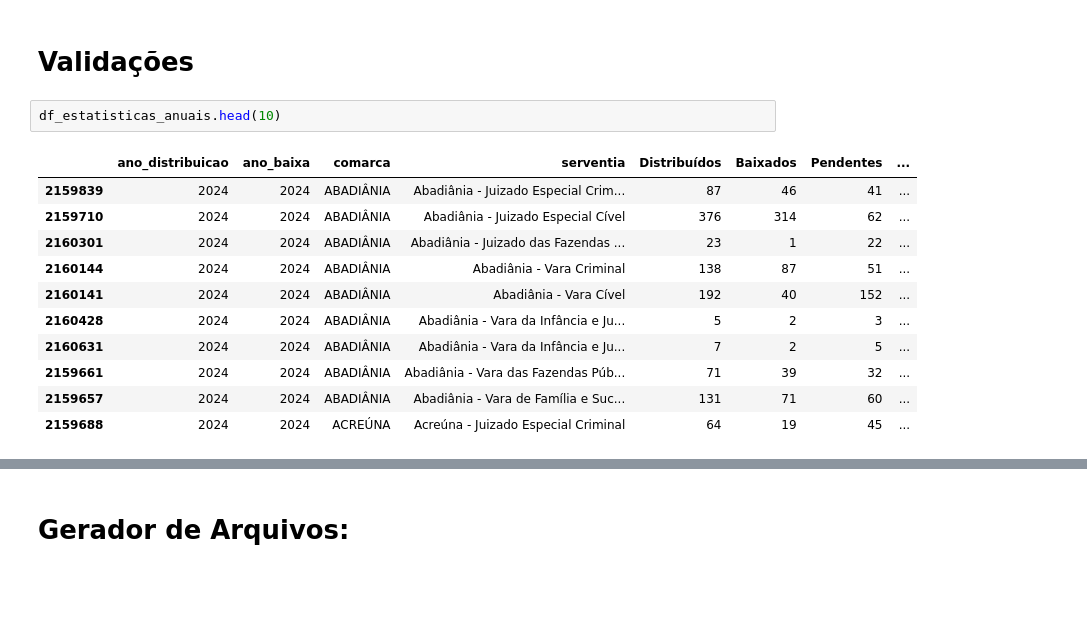
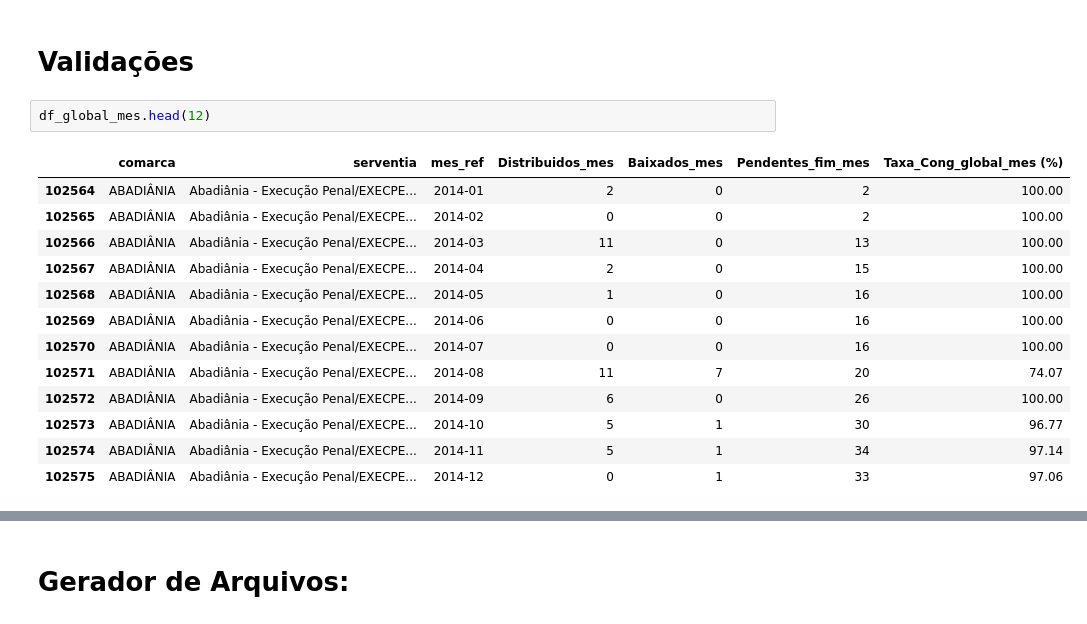
Before and after one commit to dvjuliocesar/TJGO_Projeto7_TxCongGeral, a Jupyter notebook: tx_updated.ipynb, the cells around one changed output, grey strips where cells are left out. Saved outputs shown, nothing was run; the diff lists cells and outputs as text; blank space fills up the shorter version.

```diff
--- a/tx_updated.ipynb
+++ b/tx_updated.ipynb
@@ -206,16 +119,18 @@ Concluído!
 # %% [markdown]
 # Validações
 # %%
-df_estatisticas_anuais.head(10)
+df_global_mes.head(12)
 # %% [output]
-|  | ano_distribuicao | ano_baixa | comarca | serventia | Distribuídos | Baixados | Pendentes | ... |
-| 2159839 | 2024 | 2024 | ABADIÂNIA | Abadiânia - Juizado Especial Crim... | 87 | 46 | 41 | ... |
-| 2159710 | 2024 | 2024 | ABADIÂNIA | Abadiânia - Juizado Especial Cível | 376 | 314 | 62 | ... |
-| 2160301 | 2024 | 2024 | ABADIÂNIA | Abadiânia - Juizado das Fazendas ... | 23 | 1 | 22 | ... |
-| 2160144 | 2024 | 2024 | ABADIÂNIA | Abadiânia - Vara Criminal | 138 | 87 | 51 | ... |
-| 2160141 | 2024 | 2024 | ABADIÂNIA | Abadiânia - Vara Cível | 192 | 40 | 152 | ... |
-| 2160428 | 2024 | 2024 | ABADIÂNIA | Abadiânia - Vara da Infância e Ju... | 5 | 2 | 3 | ... |
-| 2160631 | 2024 | 2024 | ABADIÂNIA | Abadiânia - Vara da Infância e Ju... | 7 | 2 | 5 | ... |
-| 2159661 | 2024 | 2024 | ABADIÂNIA | Abadiânia - Vara das Fazendas Púb... | 71 | 39 | 32 | ... |
-| 2159657 | 2024 | 2024 | ABADIÂNIA | Abadiânia - Vara de Família e Suc... | 131 | 71 | 60 | ... |
-| 2159688 | 2024 | 2024 | ACREÚNA | Acreúna - Juizado Especial Criminal | 64 | 19 | 45 | ... |
+|  | comarca | serventia | mes_ref | Distribuidos_mes | Baixados_mes | Pendentes_fim_mes | Taxa_Cong_global_mes (%) |
+| 102564 | ABADIÂNIA | Abadiânia - Execução Penal/EXECPE... | 2014-01 | 2 | 0 | 2 | 100.00 |
+| 102565 | ABADIÂNIA | Abadiânia - Execução Penal/EXECPE... | 2014-02 | 0 | 0 | 2 | 100.00 |
+| 102566 | ABADIÂNIA | Abadiânia - Execução Penal/EXECPE... | 2014-03 | 11 | 0 | 13 | 100.00 |
+| 102567 | ABADIÂNIA | Abadiânia - Execução Penal/EXECPE... | 2014-04 | 2 | 0 | 15 | 100.00 |
+| 102568 | ABADIÂNIA | Abadiânia - Execução Penal/EXECPE... | 2014-05 | 1 | 0 | 16 | 100.00 |
+| 102569 | ABADIÂNIA | Abadiânia - Execução Penal/EXECPE... | 2014-06 | 0 | 0 | 16 | 100.00 |
+| 102570 | ABADIÂNIA | Abadiânia - Execução Penal/EXECPE... | 2014-07 | 0 | 0 | 16 | 100.00 |
+| 102571 | ABADIÂNIA | Abadiânia - Execução Penal/EXECPE... | 2014-08 | 11 | 7 | 20 | 74.07 |
+| 102572 | ABADIÂNIA | Abadiânia - Execução Penal/EXECPE... | 2014-09 | 6 | 0 | 26 | 100.00 |
+| 102573 | ABADIÂNIA | Abadiânia - Execução Penal/EXECPE... | 2014-10 | 5 | 1 | 30 | 96.77 |
+| 102574 | ABADIÂNIA | Abadiânia - Execução Penal/EXECPE... | 2014-11 | 5 | 1 | 34 | 97.14 |
+| 102575 | ABADIÂNIA | Abadiânia - Execução Penal/EXECPE... | 2014-12 | 0 | 1 | 33 | 97.06 |
```
Also changed, not shown: parts of 10 cells of this notebook.
